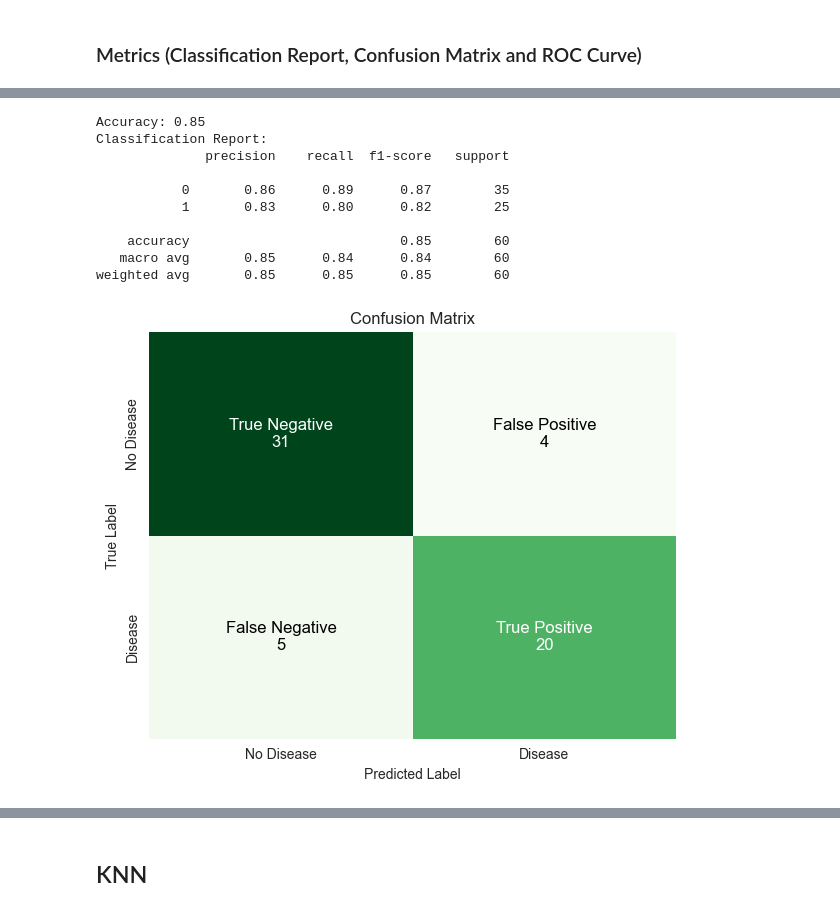
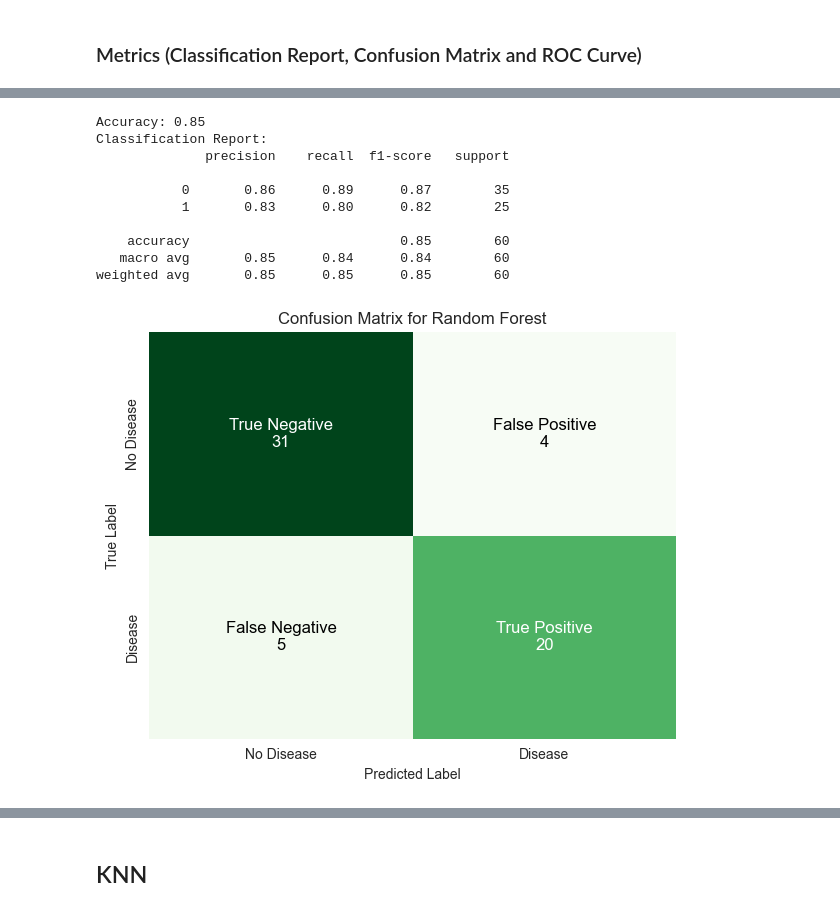
Before and after one commit to hjf11/Heart-Disease-Cleveland-UCI-Classification, a Jupyter notebook: Heart_Disease_Classification.ipynb, the cells around one changed output, grey strips where cells are left out. Drawn from its saved outputs; the diff is of its cells as text; code cells hidden in the pictures.

```diff
--- a/Heart_Disease_Classification.ipynb
+++ b/Heart_Disease_Classification.ipynb
@@ -187,7 +187,7 @@ Test Set:           X_test=(60, 18),      y_test=(60,)
 # %% [markdown]
 ## All models
 # %%
-model_names = ('Logistic Regression', 'SVM', 'Random forest', 'KNN', 'XGBoost', 'Neural Network')
+model_names = ('Logistic Regression', 'SVM', 'Random Forest', 'KNN', 'XGBoost', 'Neural Network')
 best_models = []
 
 filenames = ('log_reg.png', 'svm.png', 'rf.png', 'knn.png', 'xgboost.png', 'nn.png')
@@ -372,15 +372,15 @@ weighted avg       0.90      0.90      0.90       237
 # %%
 # print_metrics(best_rf, X_test, y_test)
-print_metrics(best_rf, X_test_shuffle, y_test_shuffle, filenames[2])
+print_metrics(best_rf, X_test_shuffle, y_test_shuffle, model_names[2], filenames[2])
 # %% [output]
 Accuracy: 0.85
 Classification Report:
               precision    recall  f1-score   support
 
            0       0.86      0.89      0.87        35
            1       0.83      0.80      0.82        25
 
     accuracy                           0.85        60
    macro avg       0.85      0.84      0.84        60
 weighted avg       0.85      0.85      0.85        60
-[figure, old version]
+[figure, new version]
```
Also changed, not shown: parts of 8 cells of this notebook, 9 other files.
